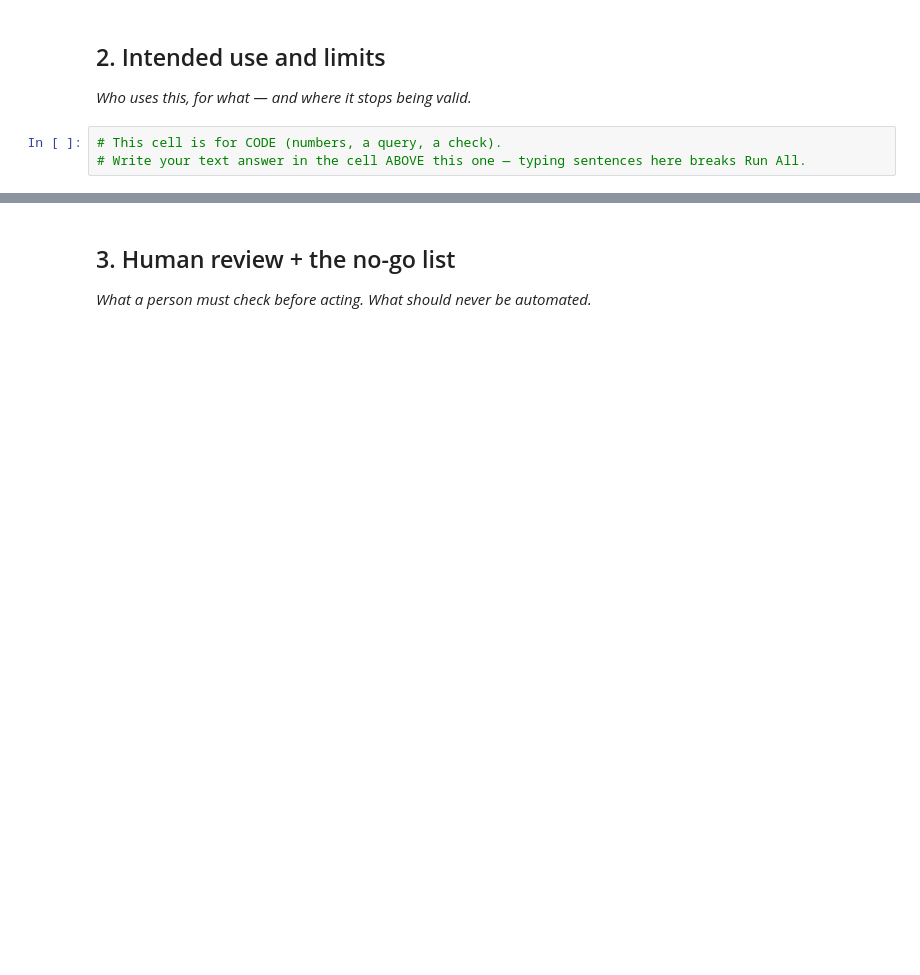
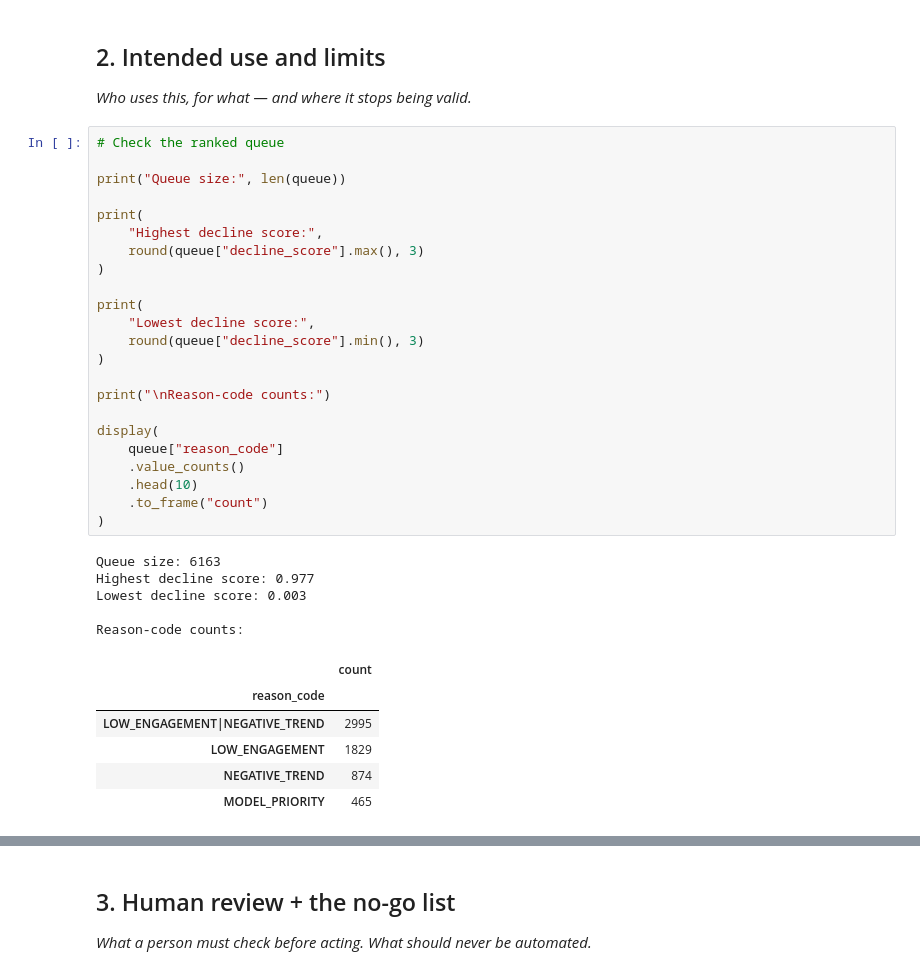
Before and after one commit to Duchalsoham12/flyrank-ml-internship, a Jupyter notebook: work/notebooks/w07_action_playbook.ipynb, the cells around one changed output, grey strips where cells are left out. Cells and saved outputs as stored; diff of their text form; blank space fills up the shorter version.

```diff
--- a/work/notebooks/w07_action_playbook.ipynb
+++ b/work/notebooks/w07_action_playbook.ipynb
@@ -17,6 +234,38 @@ This skeleton is yours to fill. Work the sections **in order** — each one has
 ## 2. Intended use and limits
 
 *Who uses this, for what — and where it stops being valid.*
-# %%
-# This cell is for CODE (numbers, a query, a check).
-# Write your text answer in the cell ABOVE this one — typing sentences here breaks Run All.
+# %%
+# Check the ranked queue
+
+print("Queue size:", len(queue))
+
+print(
+    "Highest decline score:",
+    round(queue["decline_score"].max(), 3)
+)
+
+print(
+    "Lowest decline score:",
+    round(queue["decline_score"].min(), 3)
+)
+
+print("\nReason-code counts:")
+
+display(
+    queue["reason_code"]
+    .value_counts()
+    .head(10)
+    .to_frame("count")
+)
+# %% [output]
+Queue size: 6163
+Highest decline score: 0.977
+Lowest decline score: 0.003
+
+Reason-code counts:
+|  | count |
+| reason_code |  |
+| LOW_ENGAGEMENT|NEGATIVE_TREND | 2995 |
+| LOW_ENGAGEMENT | 1829 |
+| NEGATIVE_TREND | 874 |
+| MODEL_PRIORITY | 465 |
```
Also changed, not shown: parts of 15 cells of this notebook.
